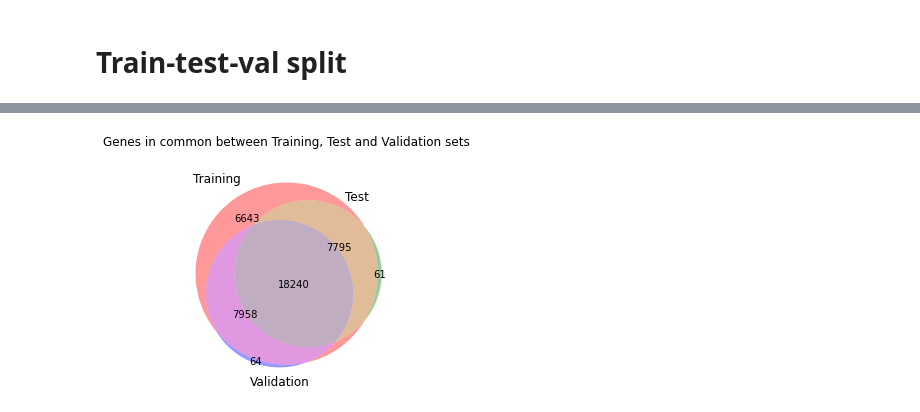
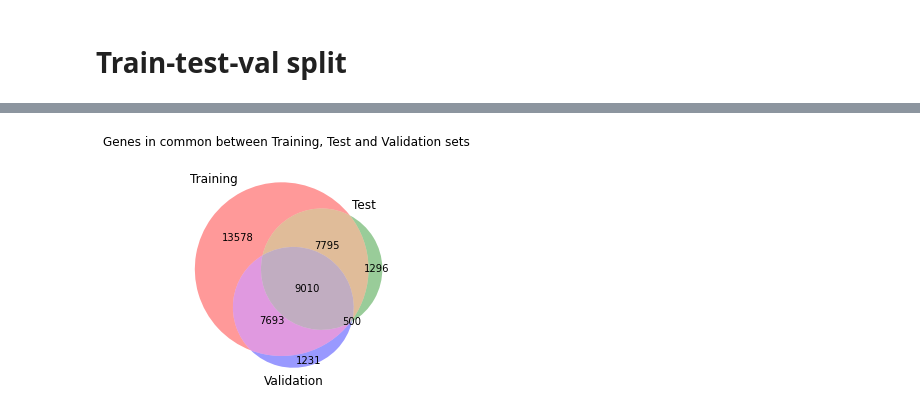
Before and after one commit to giorgiobini/RIME, a Jupyter notebook: src/preprocess_adri_data-random.ipynb, the cells around one changed output, grey strips where cells are left out. Drawn from its saved outputs; the diff is of its cells as text; code cells hidden in the pictures.

```diff
--- a/src/preprocess_adri_data-random.ipynb
+++ b/src/preprocess_adri_data-random.ipynb
@@ -278,0 +284,16 @@ import dataset.train_test_val_utils as utils
+# %%
+df_pairs_full = pd.read_csv(os.path.join(processed_files_dir, 'df_pairs_full_RANDOM.csv')).sample(frac=1).drop_duplicates().reset_index(drop = True)
+df_genes = pd.read_csv(os.path.join(processed_files_dir, 'df_genes.csv'))
+
+df_pairs_full['gene1'] = df_pairs_full.positive.str.split('_', expand = True)[0]
+df_pairs_full['gene2'] = df_pairs_full.positive.str.split('_', expand = True)[1]
+df_pairs_full['gene1_neg'] = df_pairs_full.negative.str.split('_', expand = True)[0]
+df_pairs_full['gene2_neg'] = df_pairs_full.negative.str.split('_', expand = True)[1]
+
+assert set(df_pairs_full.gene1).union(set(df_pairs_full.gene2)) - set(df_genes.gene_id) == set()
+assert set(df_pairs_full.gene1_neg).union(set(df_pairs_full.gene2_neg)) - set(df_genes.gene_id).union({np.nan}) == set()
+
+df_pairs_full = df_pairs_full.merge(df_genes[['gene_id', 'species_set']], left_on = 'gene1', right_on = 'gene_id').drop('gene_id', axis = 1)
+# %%
+#circa 5 min
+gene_pairs_training, gene_pairs_test, gene_pairs_val = utils.create_or_load_train_test_val(df_pairs_full, save_path = '/data01/giorgio/RNARNA-NT/dataset/rna_rna_pairs/RANDOM')
@@ -289,7 +401,4 @@ import dataset.train_test_val_utils as utils
 # %%
-gene_pairs_training = list(set(train.couples))
-gene_pairs_test = list(set(val.couples))
-gene_pairs_val = list(set(test.couples))
 utils.venn_between_genes(gene_pairs_training, gene_pairs_test, gene_pairs_val)
 # %% [output]
-[figure, old version]
+[figure, new version]
```
Also changed, not shown: parts of 14 cells of this notebook, 2 other files.
